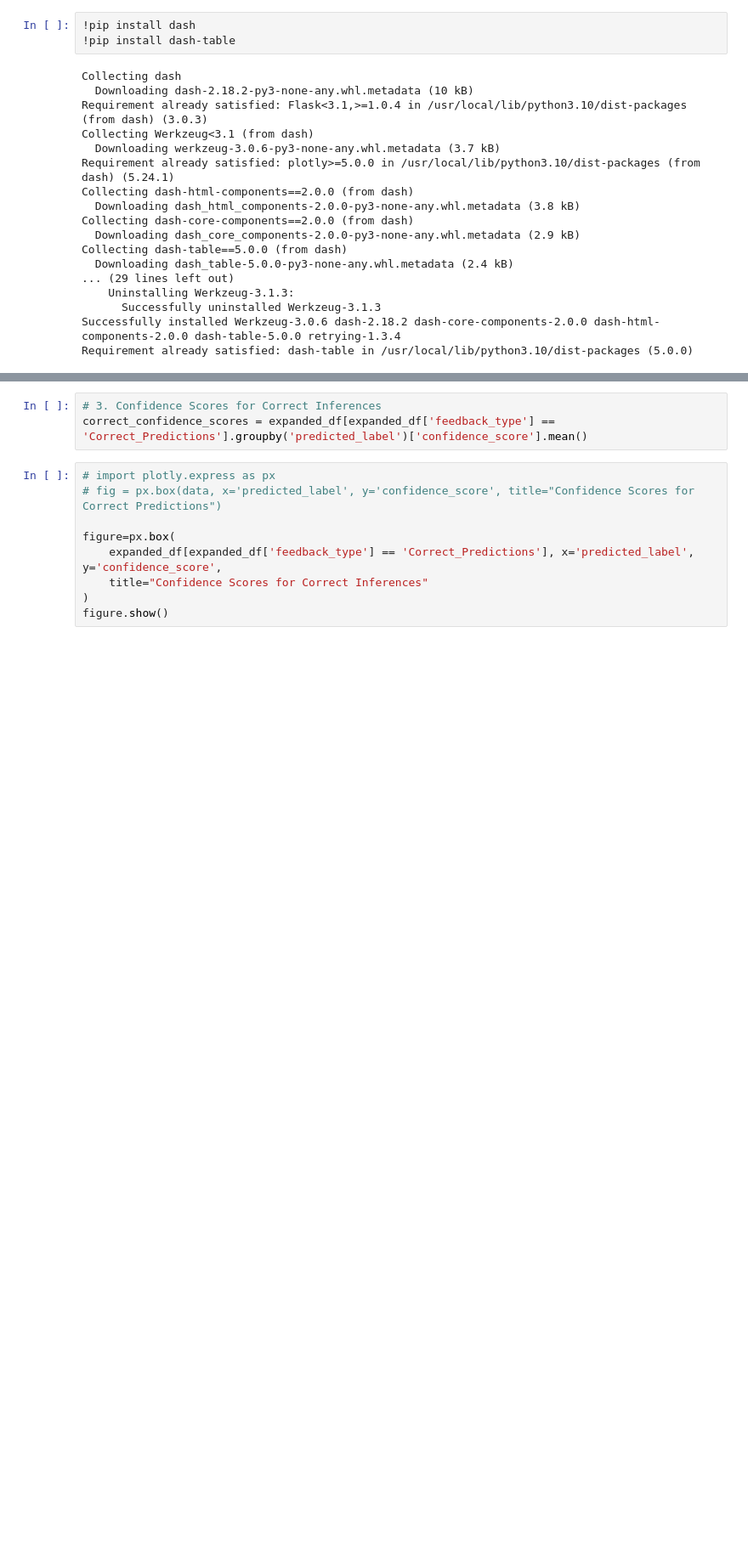
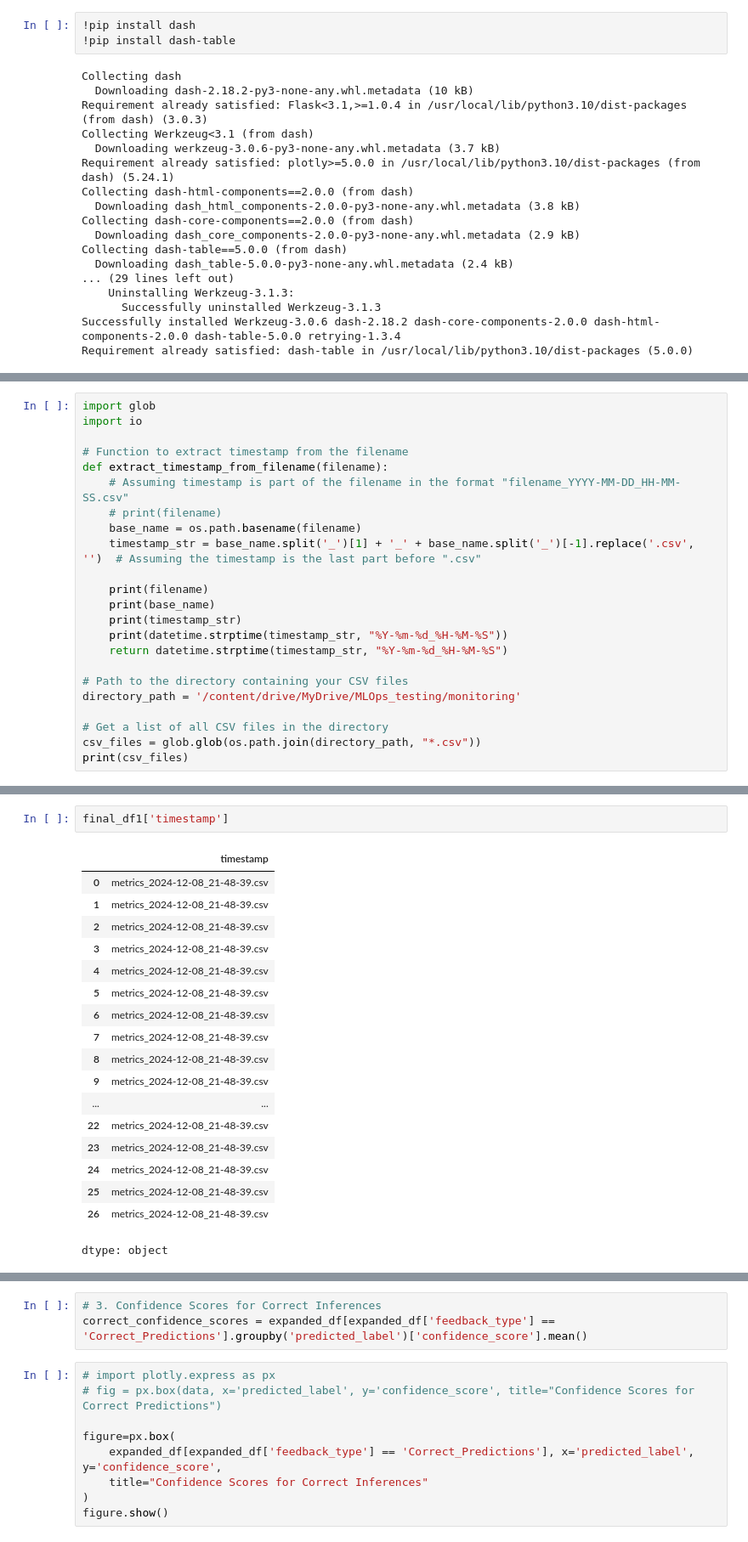
Before and after one commit to SatwikReddySripathi/Multiclass_Disease_Classification, a Jupyter notebook: monitoring/MLOps_Monitoring_clean.ipynb, the cells around one changed output, grey strips where cells are left out. Shown at 85% size. Cells and saved outputs as stored; diff of their text form; blank space fills up the shorter version.

```diff
--- a/monitoring/MLOps_Monitoring_clean.ipynb
+++ b/monitoring/MLOps_Monitoring_clean.ipynb
@@ -372,3 +380,26 @@ if __name__ == '__main__':
     app.run_server(debug=True)
 # %% [output]
 [interactive output not drawn]
+# %%
+import glob
+import io
+
+# Function to extract timestamp from the filename
+def extract_timestamp_from_filename(filename):
+    # Assuming timestamp is part of the filename in the format "filename_YYYY-MM-DD_HH-MM-SS.csv"
+    # print(filename)
+    base_name = os.path.basename(filename)
+    timestamp_str = base_name.split('_')[1] + '_' + base_name.split('_')[-1].replace('.csv', '')  # Assuming the timestamp is the last part before ".csv"
+
+    print(filename)
+    print(base_name)
+    print(timestamp_str)
+    print(datetime.strptime(timestamp_str, "%Y-%m-%d_%H-%M-%S"))
+    return datetime.strptime(timestamp_str, "%Y-%m-%d_%H-%M-%S")
+
+# Path to the directory containing your CSV files
+directory_path = '/content/drive/MyDrive/MLOps_testing/monitoring'
+
+# Get a list of all CSV files in the directory
+csv_files = glob.glob(os.path.join(directory_path, "*.csv"))
+print(csv_files)
@@ -374,0 +643,21 @@ if __name__ == '__main__':
+# %%
+final_df1['timestamp']
+# %% [output]
+|  | timestamp |
+| 0 | metrics_2024-12-08_21-48-39.csv |
+| 1 | metrics_2024-12-08_21-48-39.csv |
+| 2 | metrics_2024-12-08_21-48-39.csv |
+| 3 | metrics_2024-12-08_21-48-39.csv |
+| 4 | metrics_2024-12-08_21-48-39.csv |
+| 5 | metrics_2024-12-08_21-48-39.csv |
+| 6 | metrics_2024-12-08_21-48-39.csv |
+| 7 | metrics_2024-12-08_21-48-39.csv |
+| 8 | metrics_2024-12-08_21-48-39.csv |
+| 9 | metrics_2024-12-08_21-48-39.csv |
+| ... | ... |
+| 22 | metrics_2024-12-08_21-48-39.csv |
+| 23 | metrics_2024-12-08_21-48-39.csv |
+| 24 | metrics_2024-12-08_21-48-39.csv |
+| 25 | metrics_2024-12-08_21-48-39.csv |
+| 26 | metrics_2024-12-08_21-48-39.csv |
+dtype: object
```
Also changed, not shown: parts of 13 cells of this notebook, 13 other files.
